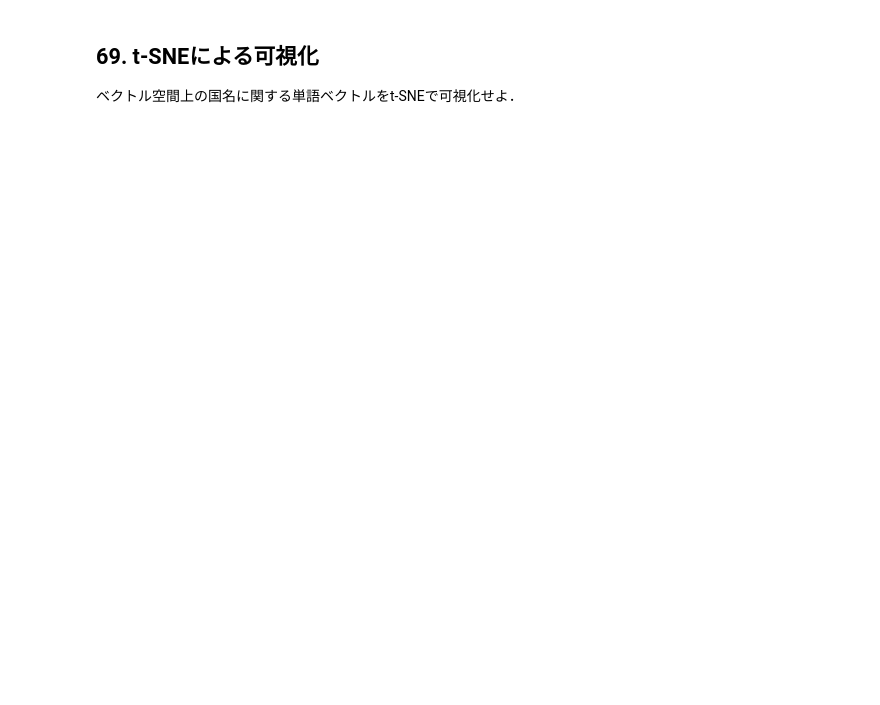
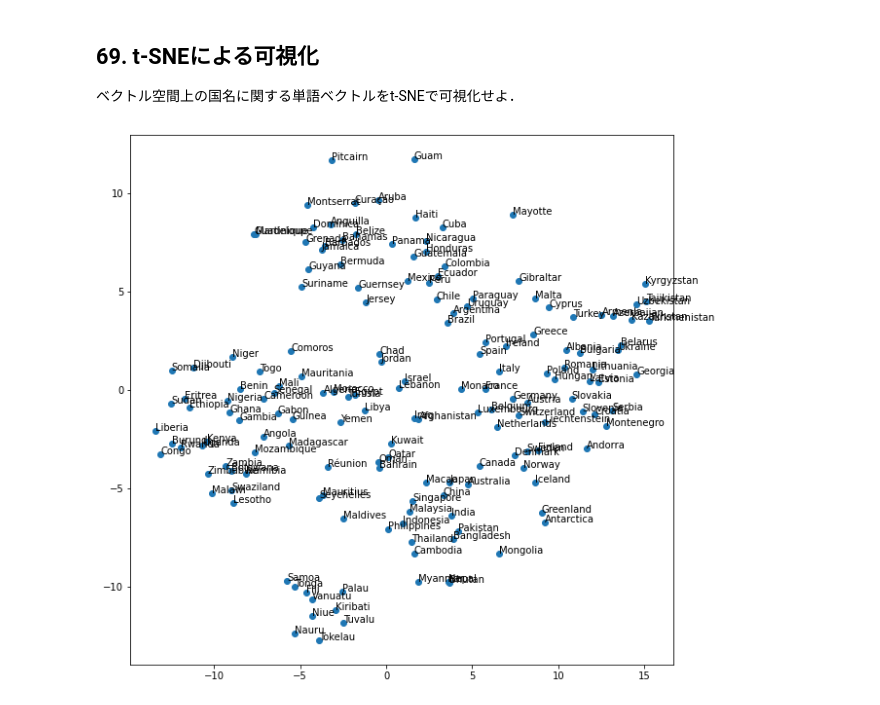
Before and after one commit to seele1917/nlp100, a Jupyter notebook: notebooks/ch07.ipynb, the cells around one changed output. Saved outputs shown, nothing was run; the diff lists cells and outputs as text; code cells hidden in the pictures; blank space fills up the shorter version.

```diff
--- a/notebooks/ch07.ipynb
+++ b/notebooks/ch07.ipynb
@@ -33,3 +209,17 @@ Google Newsデータセット（約1,000億単語）での[学習済み単語ベ
 # %% [markdown]
 ## 69. t-SNEによる可視化
 ベクトル空間上の国名に関する単語ベクトルをt-SNEで可視化せよ．
+# %%
+from sklearn.manifold import TSNE
+
+tsne = TSNE()
+embs_vec = tsne.fit_transform(countries_vec)
+embs_vec = np.array(embs_vec).T
+
+plt.figure(figsize=(10, 10))
+plt.scatter(embs_vec[0], embs_vec[1])
+for (x, y), name in zip(embs_vec.T, countries):
+    plt.annotate(name, (x, y))
+plt.show()
+# %% [output]
+[figure, added]
```
Also changed, not shown: parts of 11 cells of this notebook.
